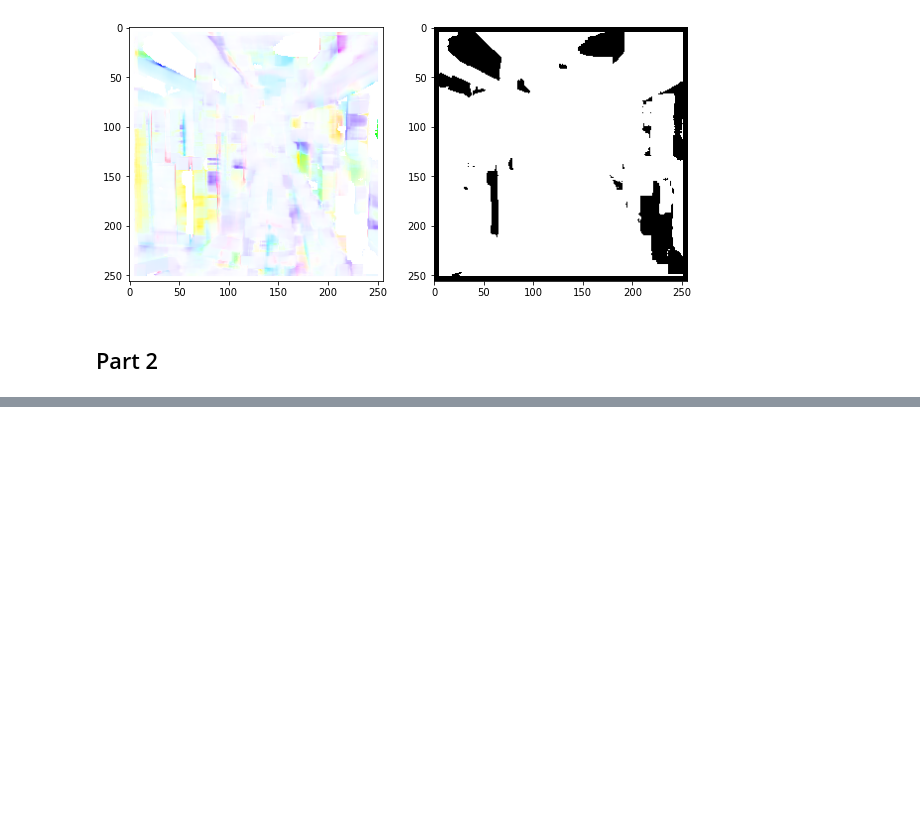
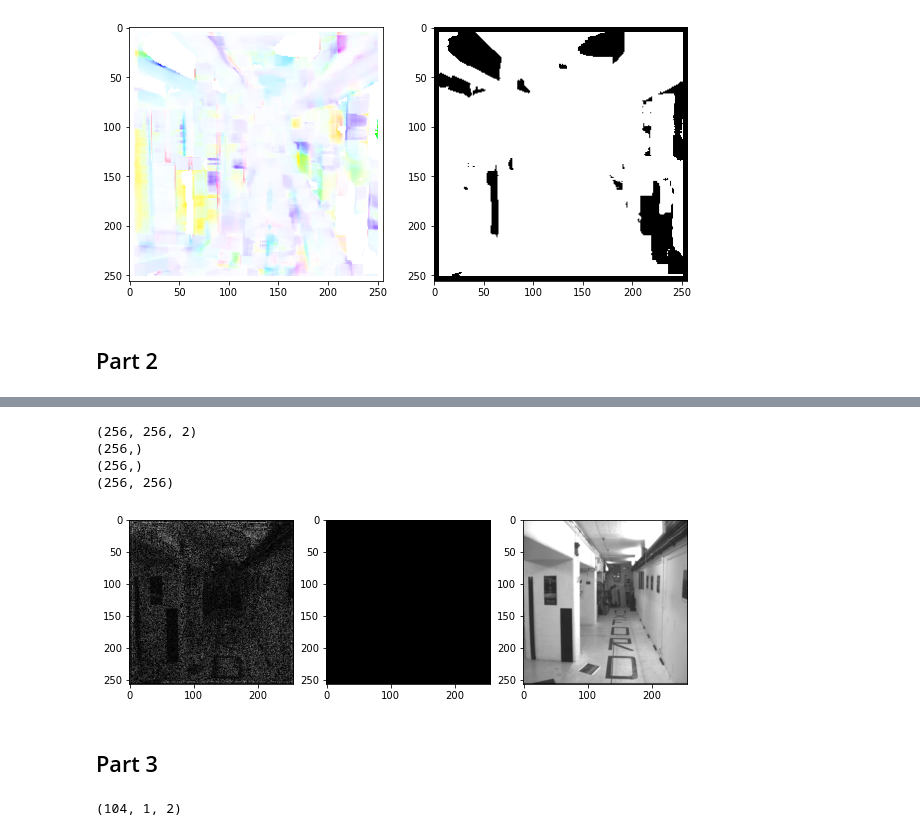
Before and after one commit to jimmyle888/cvlab, a Jupyter notebook: Project 4/a4_script.ipynb, the cells around one changed output, grey strips where cells are left out. Cells and saved outputs as stored; diff of their text form; code cells hidden in the pictures; blank space fills up the shorter version.

Commit message:
Part 3 progress

```diff
--- a/Project 4/a4_script.ipynb
+++ b/Project 4/a4_script.ipynb
@@ -502,0 +540,23 @@ ax[2].imshow(map_synth)
+# %%
+corridor_cubic, corridor_linear = myWarp(u_corridor, v_corridor, corridor1_gr)
+
+fig, ax = plt.subplots(1,3, figsize=(10,10))
+
+ax[0].imshow(np.abs(corridor_cubic))
+ax[1].imshow(np.abs(corridor_linear))
+
+for j in range(10):
+    time.sleep(.1)
+    ln = ax[2].imshow(corridor_linear)
+    ln.figure.canvas.flush_events()
+    ln = ax[2].imshow(corridor1_gr)
+    ln.figure.canvas.flush_events()
+    plt.draw()
+# %% [output]
+(256, 256, 2)
+(256,)
+(256,)
+(256, 256)
+[figure, added]
+# %% [markdown]
+## Part 3
@@ -502,0 +575,7 @@ ax[2].imshow(map_synth)
+# %%
+#Detect set of keypoints in initial (first) frame using harris corner detector
+# Using https://docs.opencv.org/3.4/dd/d1a/group__imgproc__feature.html#gaaf8a051fb13cab1eba5e2149f75e902f
+keypoints =  cv2.goodFeaturesToTrack(hotel_gray[0], maxCorners=200, qualityLevel=0.1, minDistance=5, blockSize=7, useHarrisDetector=True)
+keypoints.shape
+# %% [output]
+(104, 1, 2)
```
Also changed, not shown: parts of 17 cells of this notebook.
